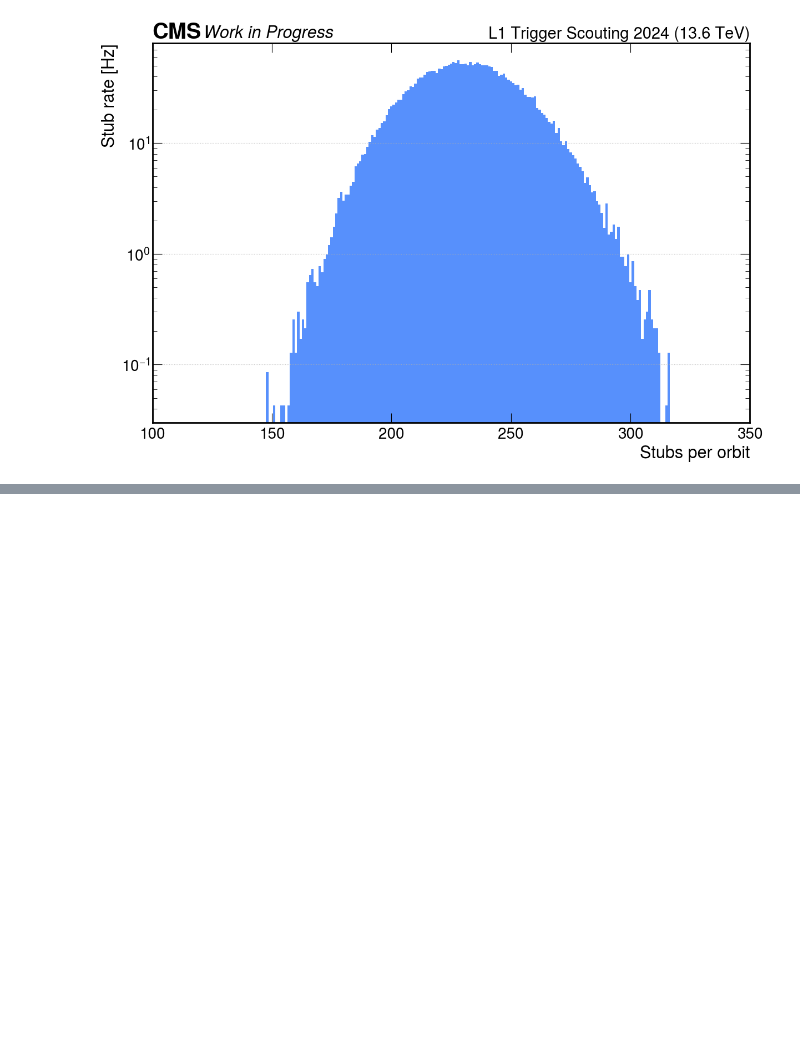
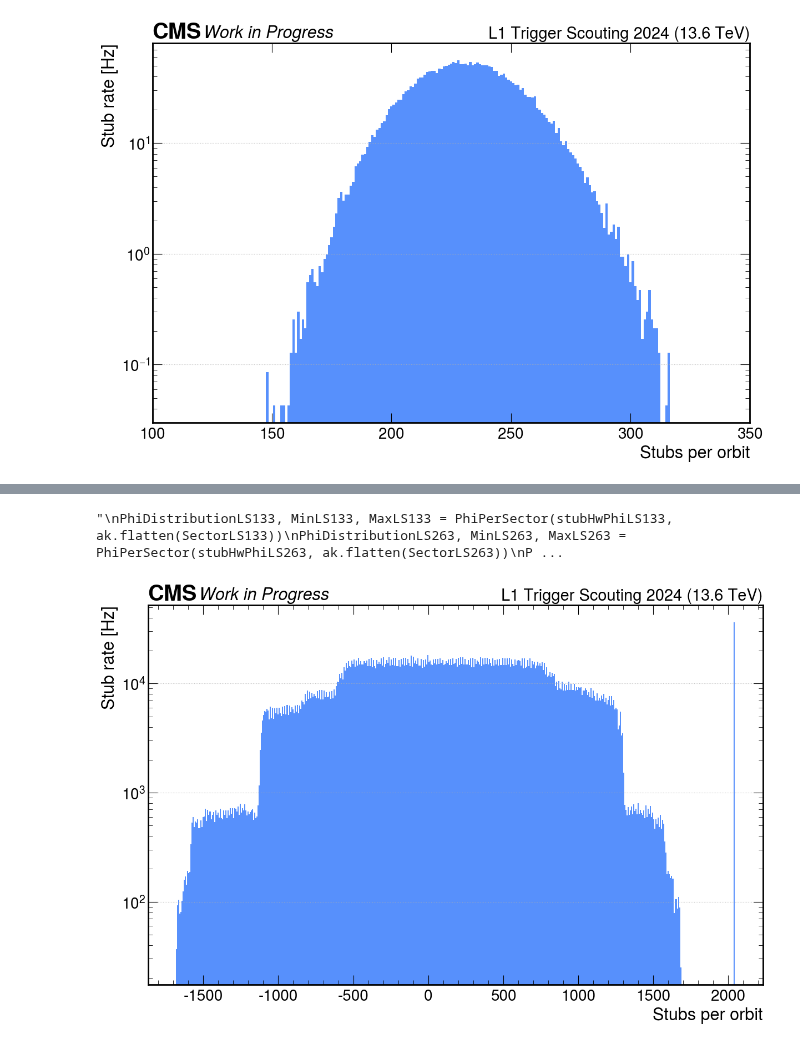
Before and after one commit to francescoreschio/Tesi-Triennale, a Jupyter notebook: Codice/Stubs.ipynb, the cells around one changed output, grey strips where cells are left out. Saved outputs shown, nothing was run; the diff lists cells and outputs as text; code cells hidden in the pictures; blank space fills up the shorter version.

Commit message:
update Phi distribution
Non va bene, si deve rivedere la funzione della distribuzione angolare in quanto non mantiene l'informazione sui parametri di hardware. Si deve togliere il "np.bincount"

```diff
--- a/Codice/Stubs.ipynb
+++ b/Codice/Stubs.ipynb
@@ -369,7 +372,16 @@ stubHwPhiLS263 = ak.flatten(stubs_awk_LS263.stubHwPhi, axis = None)
 stubHwPhiLS264 = ak.flatten(stubs_awk_LS264.stubHwPhi, axis = None)
 stubHwPhiLS306 = ak.flatten(stubs_awk_LS306.stubHwPhi, axis = None)
 # %%
+#Distribuzione degli angoli in funzione del sector (tempo di compilazione: 6min)
+'''
 PhiDistributionLS133, MinLS133, MaxLS133 = PhiPerSector(stubHwPhiLS133, ak.flatten(SectorLS133))
 PhiDistributionLS263, MinLS263, MaxLS263 = PhiPerSector(stubHwPhiLS263, ak.flatten(SectorLS263))
 PhiDistributionLS264, MinLS264, MaxLS264 = PhiPerSector(stubHwPhiLS264, ak.flatten(SectorLS264))
 PhiDistributionLS306, MinLS306, MaxLS306 = PhiPerSector(stubHwPhiLS306, ak.flatten(SectorLS306))
+
+ak.to_parquet(PhiDistributionLS133, 'PhiDistributionLS133.parquet')
+ak.to_parquet(PhiDistributionLS263, 'PhiDistributionLS263.parquet')
+ak.to_parquet(PhiDistributionLS264, 'PhiDistributionLS264.parquet')
+ak.to_parquet(PhiDistributionLS306, 'PhiDistributionLS306.parquet')'''
+# %% [output]
+"\nPhiDistributionLS133, MinLS133, MaxLS133 = PhiPerSector(stubHwPhiLS133, ak.flatten(SectorLS133))\nPhiDistributionLS263, MinLS263, MaxLS263 = PhiPerSector(stubHwPhiLS263, ak.flatten(SectorLS263))\nP ...
@@ -378,0 +388,22 @@ np.save('PhiDistributionLS133.npy', )
+# %%
+a = 10
+fig, ax = plt.subplots(figsize=(12, 8), constrained_layout=True)
+
+set_label_font(ax, FONTSIZE)
+set_tick_font(ax, FONTSIZE - 2)
+draw_cms_label(ax, fontsize= FONTSIZE, label="Work in Progress", rlabel="L1 Trigger Scouting 2024 (13.6 TeV)")
+
+
+ax.hist(stubHwPhiLS133, bins = 500)
+#ax.bar(np.arange(len(PhiDistributionLS133[a])), PhiDistributionLS133[a], width=1, color='red')
+
+
+#ax.set_xticks(ticks=np.arange(20), labels=np.arange(0, 20, 1))
+#ax.tick_params(axis='x', which='minor', length=0)
+ax.set_xlabel('Stubs per orbit')
+ax.set_ylabel('Stub rate [Hz]')
+#ax.set_xlim(-1800, 1800)
+ax.grid(visible=True, axis='y')
+ax.set_yscale('log')
+# %% [output]
+[figure, added]
```
Also changed, not shown: parts of 4 cells of this notebook, 7 other files.
